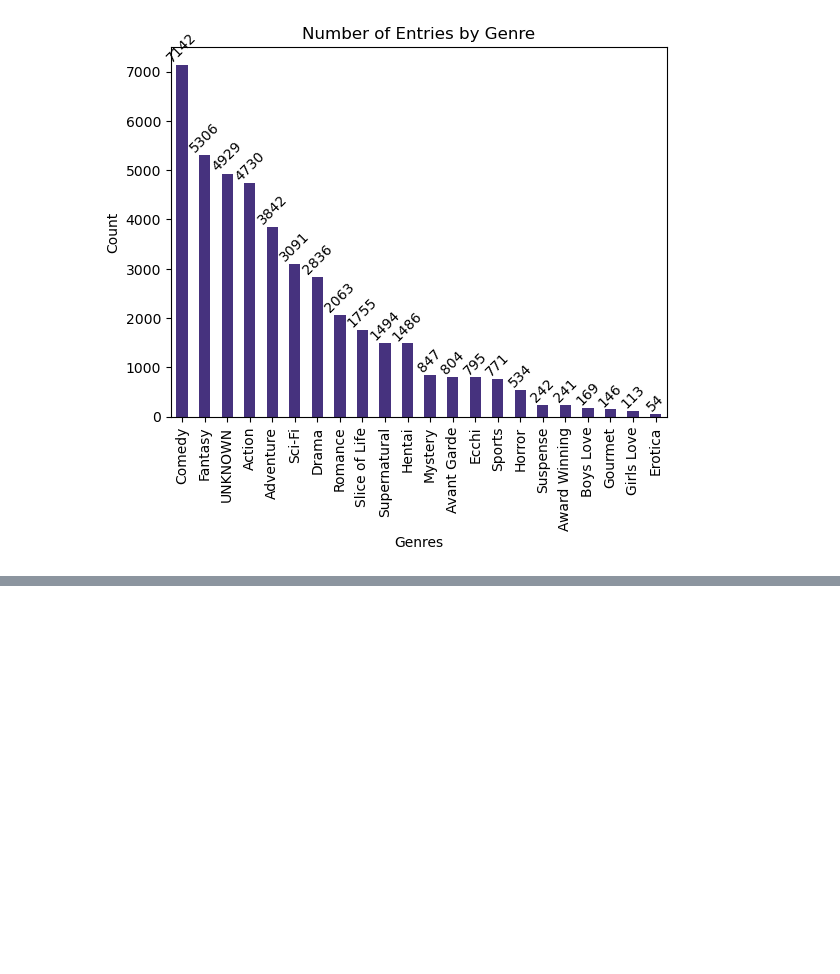
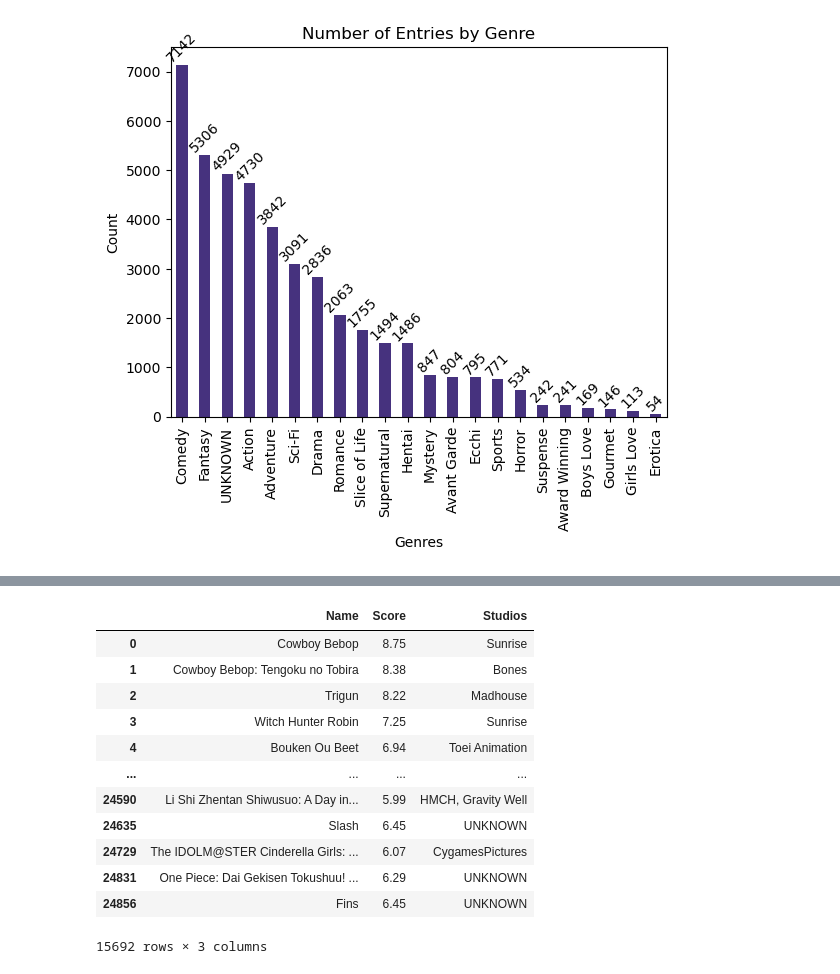
Before and after one commit to santiago20342/python-coruse, a Jupyter notebook: Projects/analysis/kira_anime.ipynb, the cells around one changed output, grey strips where cells are left out. Cells and saved outputs as stored; diff of their text form; code cells hidden in the pictures; blank space fills up the shorter version.

```diff
--- a/Projects/analysis/kira_anime.ipynb
+++ b/Projects/analysis/kira_anime.ipynb
@@ -258,0 +275,18 @@ unknown_anime.head(20)
+# %%
+#dropping NaN values
+data_ranking = data.dropna(subset=['Score'])
+data_ranking[['Name','Score','Studios']]
+# %% [output]
+|  | Name | Score | Studios |
+| 0 | Cowboy Bebop | 8.75 | Sunrise |
+| 1 | Cowboy Bebop: Tengoku no Tobira | 8.38 | Bones |
+| 2 | Trigun | 8.22 | Madhouse |
+| 3 | Witch Hunter Robin | 7.25 | Sunrise |
+| 4 | Bouken Ou Beet | 6.94 | Toei Animation |
+| ... | ... | ... | ... |
+| 24590 | Li Shi Zhentan Shiwusuo: A Day in... | 5.99 | HMCH, Gravity Well |
+| 24635 | Slash | 6.45 | UNKNOWN |
+| 24729 | The IDOLM@STER Cinderella Girls: ... | 6.07 | CygamesPictures |
+| 24831 | One Piece: Dai Gekisen Tokushuu! ... | 6.29 | UNKNOWN |
+| 24856 | Fins | 6.45 | UNKNOWN |
+15692 rows × 3 columns
```
Also changed, not shown: parts of 16 cells of this notebook.
